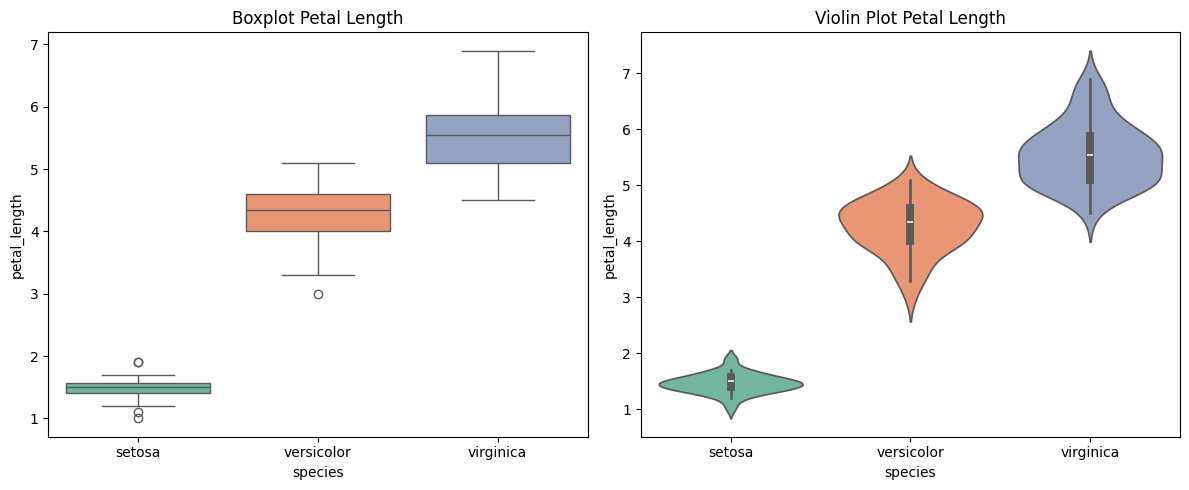
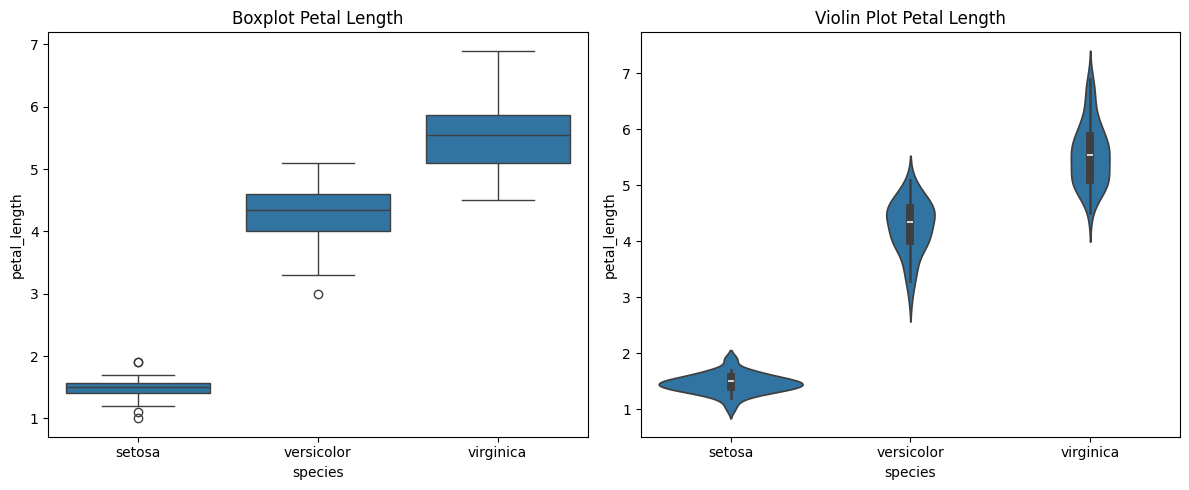
The change to this notebook cell's code, shown as a diff; its figure went from the first image to the second:
--- before
+++ after
@@ -2,9 +2,9 @@
 
 # Boxplot
-sns.boxplot(data=df, x='species', y='petal_length', palette='Set2', ax=axes[0])
+sns.boxplot(data=df, x='species', y='petal_length', ax=axes[0])
 axes[0].set_title('Boxplot Petal Length')
 
 # Violin Plot
-sns.violinplot(data=df, x='species', y='petal_length', palette='Set2', inner='box', ax=axes[1])
+sns.violinplot(data=df, x='species', y='petal_length', inner='box', ax=axes[1])
 axes[1].set_title('Violin Plot Petal Length')
 

Commit: fix: seaborn warning palette update (boxplot & violin)